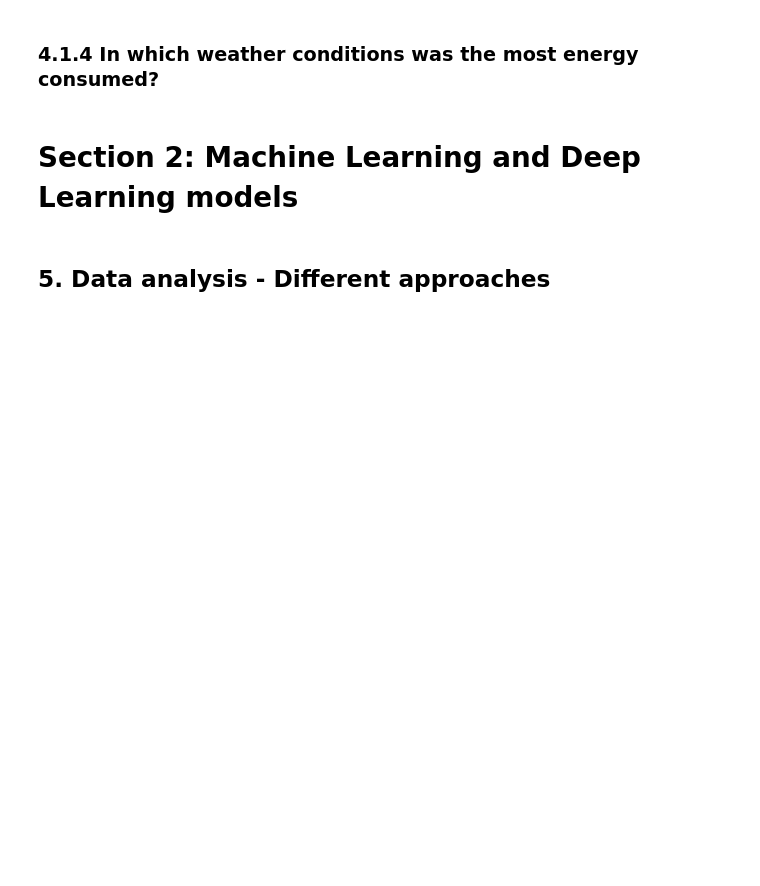
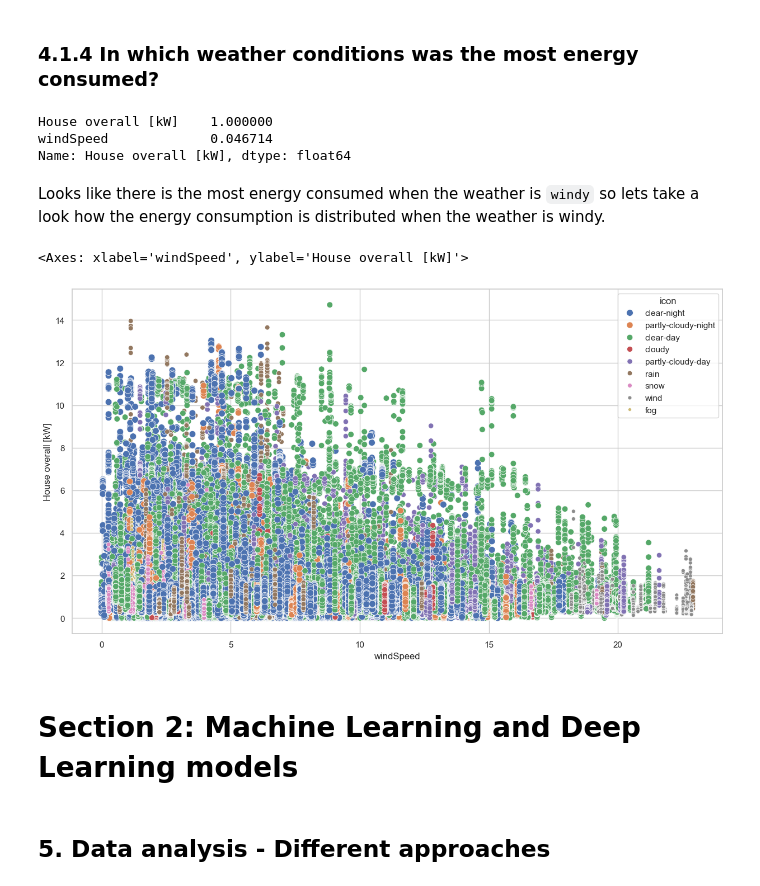
Before and after one commit to Smokey95/AIN_Ubiquitous_Computing, a Jupyter notebook: exercise/sheet 4/Smart Home Dataset – End-to-end Machine Learning project.ipynb, the cells around one changed output. Saved outputs shown, nothing was run; the diff lists cells and outputs as text; code cells hidden in the pictures; blank space fills up the shorter version.

```diff
--- a/exercise/sheet 4/Smart Home Dataset – End-to-end Machine Learning project.ipynb
+++ b/exercise/sheet 4/Smart Home Dataset – End-to-end Machine Learning project.ipynb
@@ -191,5 +205,5 @@ Change "FOLDER_NAME" to your folder name where you saved the dataset
 # %%
-def load_smarthome_data_drive(data='../sheet 4/smarthome_data.csv'):
+def load_smarthome_data_drive(data='Smart_Home_Dataset.csv'):
     dataset = pd.read_csv(data)
     print("Number of instances: {}".format(dataset.shape[0])) ##Displays the number of instances of the dataset
     print("Number of columns: {}".format(dataset.shape[1])) ##Displays the number of columns of the dataset
@@ -477,5 +867,25 @@ top_autumn = sm_kw_autumn.groupby(['Month']).sum().sort_values(by='House overall
 # %% [markdown]
 ### 4.1.4 In which weather conditions was the most energy consumed? <a name="4.1.4">
+# %%
+## We create a subset from the datset with the columns we want to study
+weather = smarthome_iot[["House overall [kW]","icon","summary","temperature","humidity","visibility","apparentTemperature","pressure","windSpeed","cloudCover","windBearing","precipIntensity","dewPoint","precipProbability"]]
+## We create a correlation matrix with the method spearman
+weather_corr = weather.corr(method='spearman', numeric_only=True)
+## We sort the correlation matrix by the column "House overall [kW]"
+weather_corr["House overall [kW]"].sort_values(ascending=False).head(2)
+# %% [output]
+House overall [kW]    1.000000
+windSpeed             0.046714
+Name: House overall [kW], dtype: float64
+# %% [markdown]
+Looks like there is the most energy consumed when the weather is `windy` so lets take a look how the energy consumption is distributed when the weather is windy.
+# %%
+sns.set_theme(style="whitegrid")
+sns.scatterplot(data=weather, x="windSpeed", y="House overall [kW]",
+                hue="icon", size="icon", palette="deep")
+# %% [output]
+<Axes: xlabel='windSpeed', ylabel='House overall [kW]'>
+[figure, added]
 # %% [markdown]
 # Section 2: Machine Learning and Deep Learning models <a name="Section2">
 # %% [markdown]
```
Also changed, not shown: parts of 106 cells of this notebook, 9 other files.
